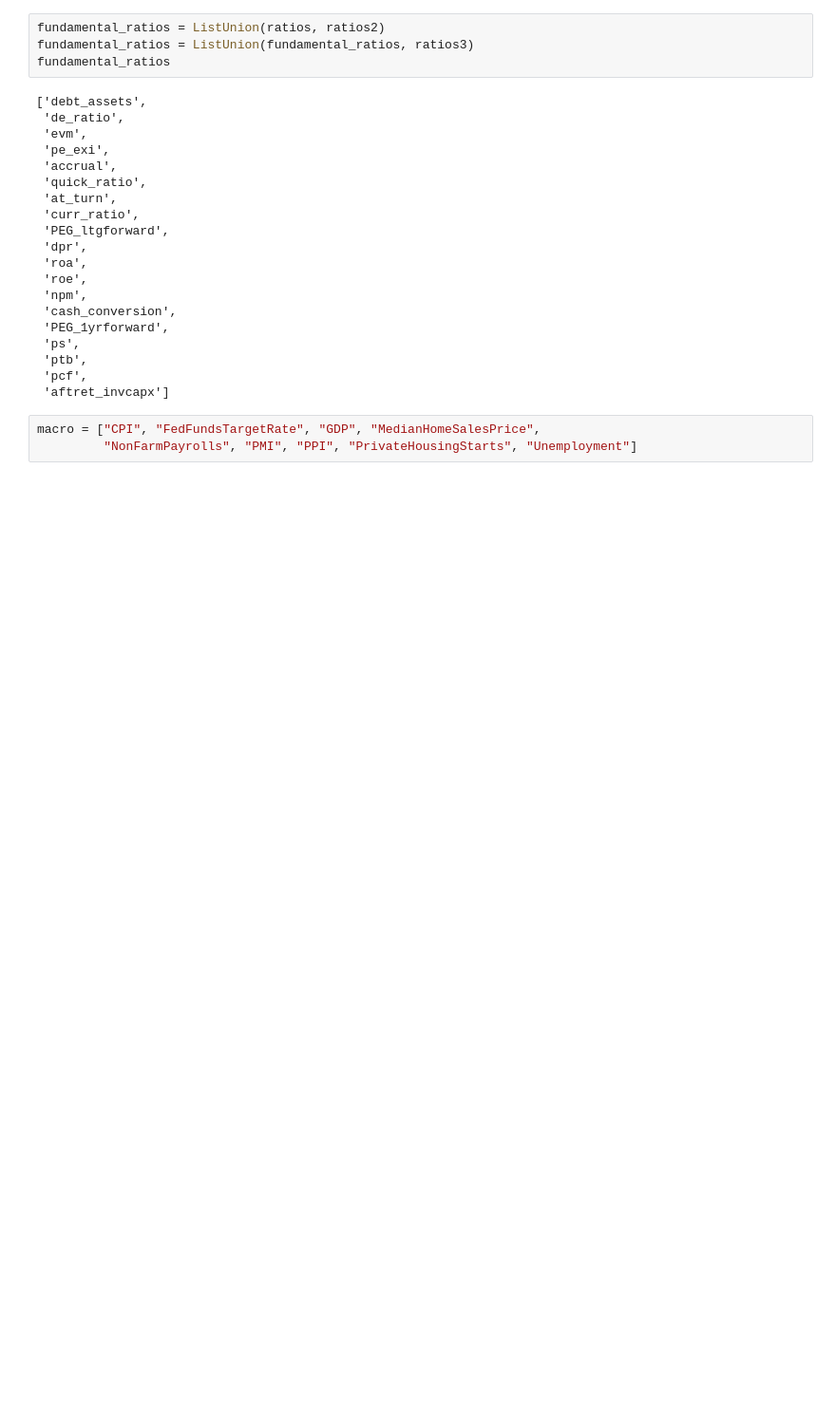
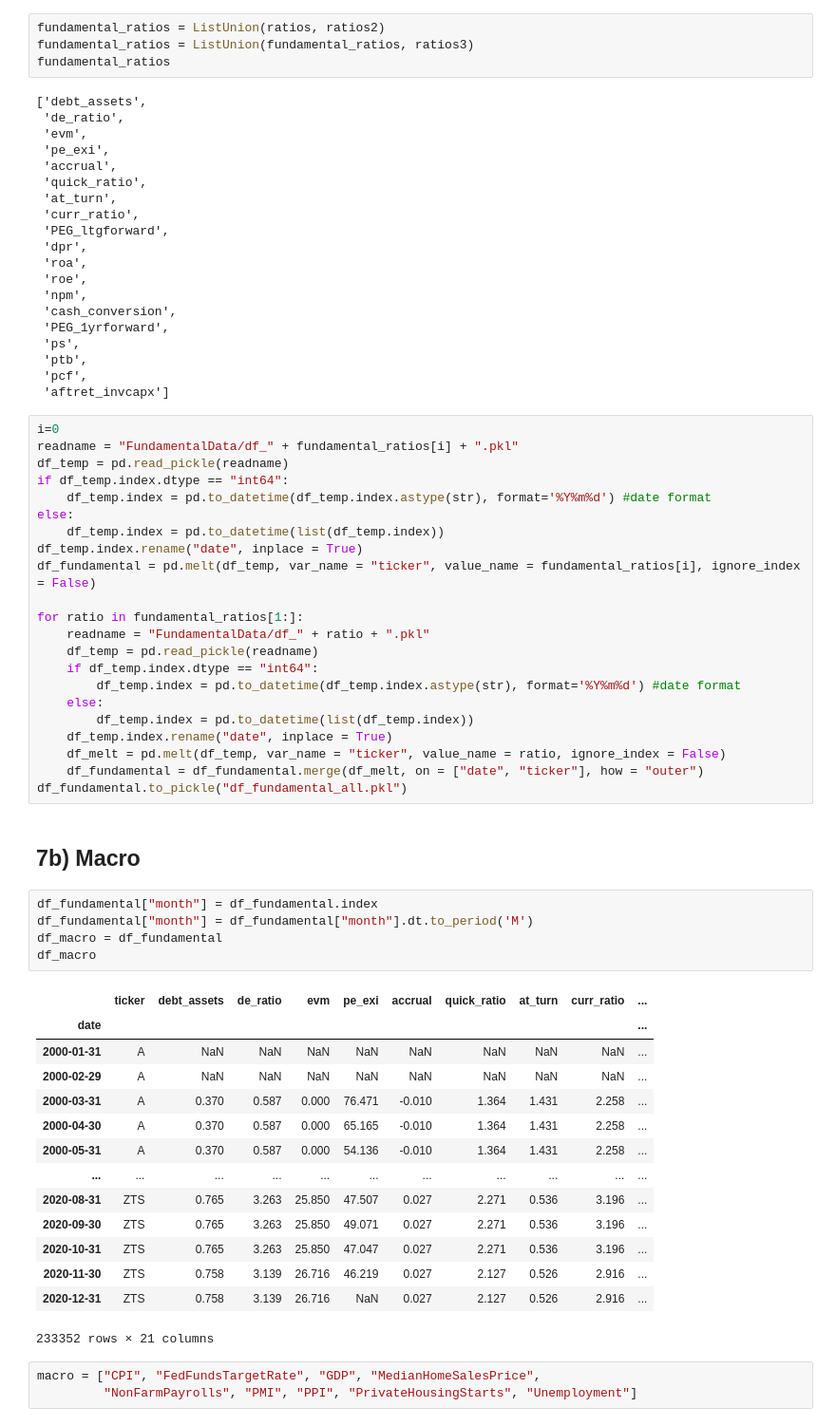
Before and after one commit to pyliut/CSMOM_HT22, a Jupyter notebook: DataFormatting_TomLiu.ipynb, the cells around one changed output. Shown at 95% size. Drawn from its saved outputs; the diff is of its cells as text; blank space fills up the shorter version.

```diff
--- a/DataFormatting_TomLiu.ipynb
+++ b/DataFormatting_TomLiu.ipynb
@@ -561,6 +567,50 @@ fundamental_ratios
  'ptb',
  'pcf',
  'aftret_invcapx']
+# %%
+i=0
+readname = "FundamentalData/df_" + fundamental_ratios[i] + ".pkl"
+df_temp = pd.read_pickle(readname)
+if df_temp.index.dtype == "int64":
+    df_temp.index = pd.to_datetime(df_temp.index.astype(str), format='%Y%m%d') #date format
+else:
+    df_temp.index = pd.to_datetime(list(df_temp.index))
+df_temp.index.rename("date", inplace = True)
+df_fundamental = pd.melt(df_temp, var_name = "ticker", value_name = fundamental_ratios[i], ignore_index = False)
+
+for ratio in fundamental_ratios[1:]:
+    readname = "FundamentalData/df_" + ratio + ".pkl"
+    df_temp = pd.read_pickle(readname)
+    if df_temp.index.dtype == "int64":
+        df_temp.index = pd.to_datetime(df_temp.index.astype(str), format='%Y%m%d') #date format
+    else:
+        df_temp.index = pd.to_datetime(list(df_temp.index))
+    df_temp.index.rename("date", inplace = True)
+    df_melt = pd.melt(df_temp, var_name = "ticker", value_name = ratio, ignore_index = False)
+    df_fundamental = df_fundamental.merge(df_melt, on = ["date", "ticker"], how = "outer")
+df_fundamental.to_pickle("df_fundamental_all.pkl")
+# %% [markdown]
+## 7b) Macro
+# %%
+df_fundamental["month"] = df_fundamental.index
+df_fundamental["month"] = df_fundamental["month"].dt.to_period('M')
+df_macro = df_fundamental
+df_macro
+# %% [output]
+|  | ticker | debt_assets | de_ratio | evm | pe_exi | accrual | quick_ratio | at_turn | curr_ratio | ... |
+| date |  |  |  |  |  |  |  |  |  | ... |
+| 2000-01-31 | A | NaN | NaN | NaN | NaN | NaN | NaN | NaN | NaN | ... |
+| 2000-02-29 | A | NaN | NaN | NaN | NaN | NaN | NaN | NaN | NaN | ... |
+| 2000-03-31 | A | 0.370 | 0.587 | 0.000 | 76.471 | -0.010 | 1.364 | 1.431 | 2.258 | ... |
+| 2000-04-30 | A | 0.370 | 0.587 | 0.000 | 65.165 | -0.010 | 1.364 | 1.431 | 2.258 | ... |
+| 2000-05-31 | A | 0.370 | 0.587 | 0.000 | 54.136 | -0.010 | 1.364 | 1.431 | 2.258 | ... |
+| ... | ... | ... | ... | ... | ... | ... | ... | ... | ... | ... |
+| 2020-08-31 | ZTS | 0.765 | 3.263 | 25.850 | 47.507 | 0.027 | 2.271 | 0.536 | 3.196 | ... |
+| 2020-09-30 | ZTS | 0.765 | 3.263 | 25.850 | 49.071 | 0.027 | 2.271 | 0.536 | 3.196 | ... |
+| 2020-10-31 | ZTS | 0.765 | 3.263 | 25.850 | 47.047 | 0.027 | 2.271 | 0.536 | 3.196 | ... |
+| 2020-11-30 | ZTS | 0.758 | 3.139 | 26.716 | 46.219 | 0.027 | 2.127 | 0.526 | 2.916 | ... |
+| 2020-12-31 | ZTS | 0.758 | 3.139 | 26.716 | NaN | 0.027 | 2.127 | 0.526 | 2.916 | ... |
+233352 rows × 21 columns
 # %%
 macro = ["CPI", "FedFundsTargetRate", "GDP", "MedianHomeSalesPrice",
          "NonFarmPayrolls", "PMI", "PPI", "PrivateHousingStarts", "Unemployment"]
```
Also changed, not shown: parts of 18 cells of this notebook.
